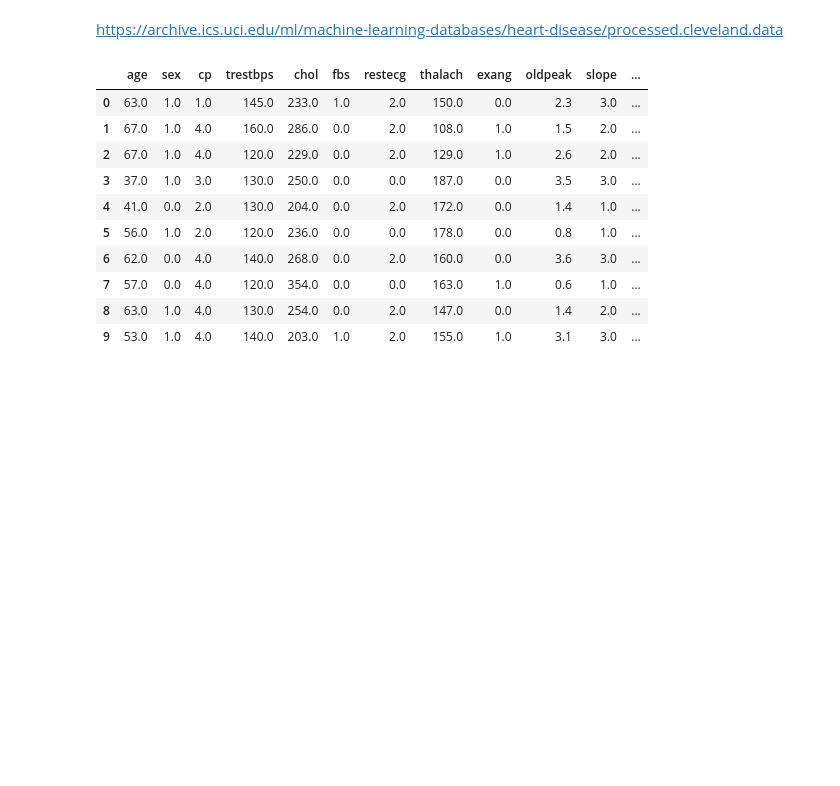
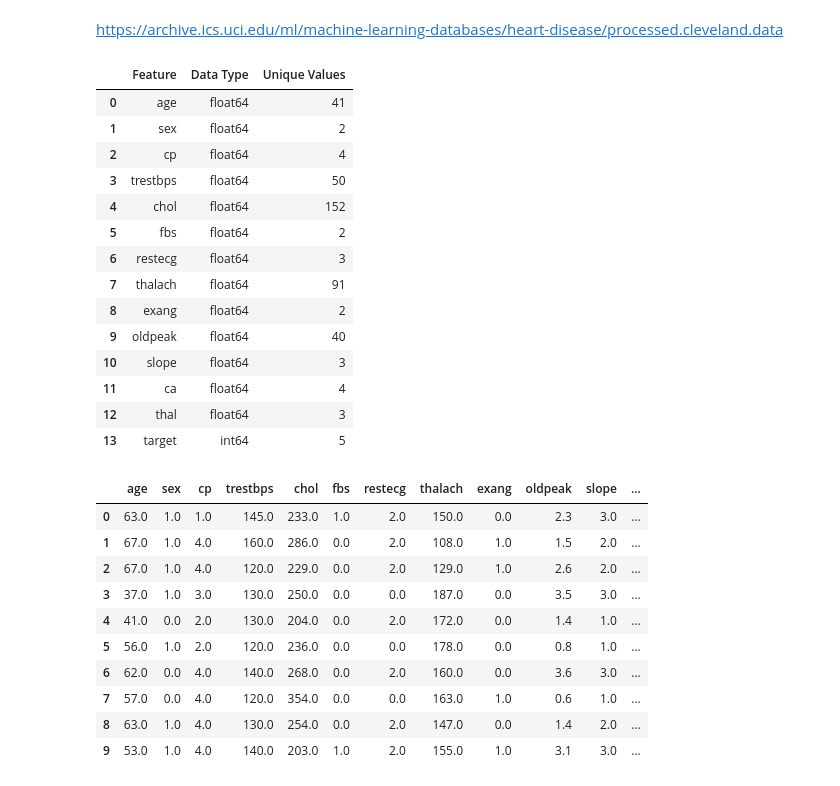
Before and after one commit to sb24ragnar/HearHealthPredictor, a Jupyter notebook: Heart.ipynb, the cells around one changed output. Cells and saved outputs as stored; diff of their text form; code cells hidden in the pictures; blank space fills up the shorter version.

```diff
--- a/Heart.ipynb
+++ b/Heart.ipynb
@@ -57,6 +37,30 @@ except Exception as e:
 ✅ Dataset loaded successfully!
 # %% [markdown]
 https://archive.ics.uci.edu/ml/machine-learning-databases/heart-disease/processed.cleveland.data
+# %%
+dataset_overview = pd.DataFrame({
+    "Feature": heart_df.columns,
+    "Data Type": heart_df.dtypes.values,
+    "Unique Values": heart_df.nunique().values
+})
+
+dataset_overview
+# %% [output]
+|  | Feature | Data Type | Unique Values |
+| 0 | age | float64 | 41 |
+| 1 | sex | float64 | 2 |
+| 2 | cp | float64 | 4 |
+| 3 | trestbps | float64 | 50 |
+| 4 | chol | float64 | 152 |
+| 5 | fbs | float64 | 2 |
+| 6 | restecg | float64 | 3 |
+| 7 | thalach | float64 | 91 |
+| 8 | exang | float64 | 2 |
+| 9 | oldpeak | float64 | 40 |
+| 10 | slope | float64 | 3 |
+| 11 | ca | float64 | 4 |
+| 12 | thal | float64 | 3 |
+| 13 | target | int64 | 5 |
 # %%
 heart_df.head(10)
 # %% [output]
```
Also changed, not shown: parts of 21 cells of this notebook.
